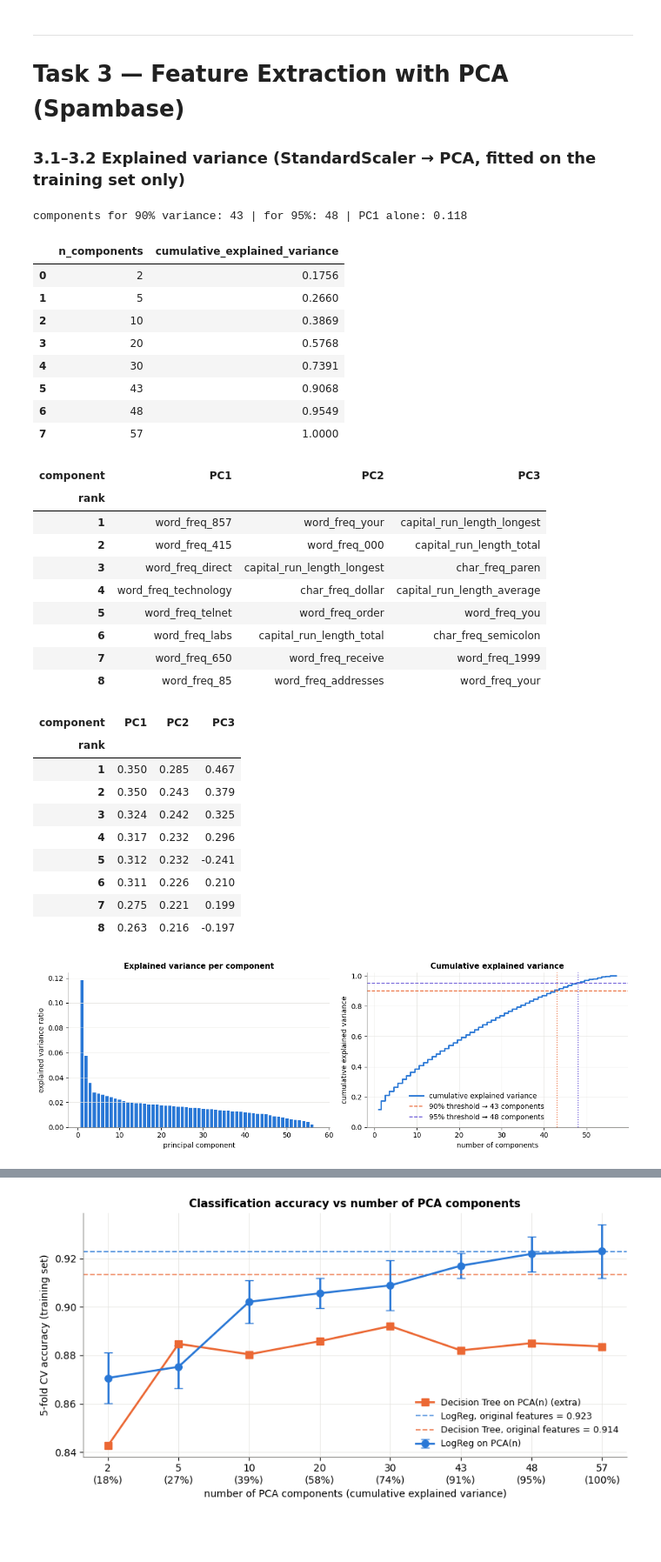
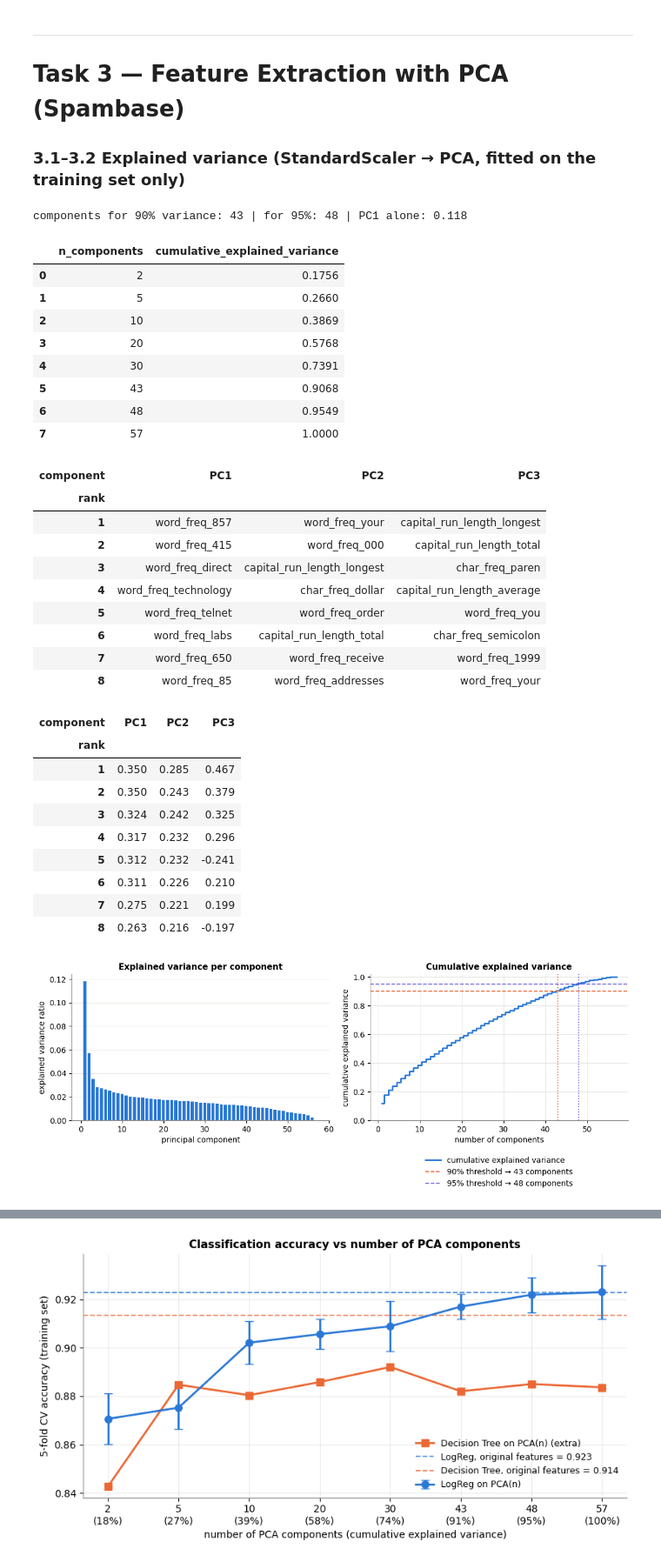
Before and after one commit to afel6/coe305-ml-project, a Jupyter notebook: notebook.ipynb, the cells around one changed output, grey strips where cells are left out. Shown at 87% size. Drawn from its saved outputs; the diff is of its cells as text; code cells hidden in the pictures; blank space fills up the shorter version.

```diff
--- a/notebook.ipynb
+++ b/notebook.ipynb
@@ -412,6 +412,7 @@ tree depth: 32 | leaves: 237
 For each K we run `StratifiedKFold(K, shuffle=True, random_state=42)` on the training set and record accuracy and F1 per fold. Runtime is the median of 3 timed repetitions (single process, `n_jobs=1`, so the times are comparable).
 As an extra check on the *variability of the estimate itself* we also repeat each K-fold CV with 10 different shuffles (`RepeatedStratifiedKFold`, seeded) and report the standard deviation of the 10 CV means.
 # %%
+N_REPEATS = 10                                       # repetitions of the repeated CV
 rows, fold_rows = [], []
 for K in [3, 5, 10]:
     times = []
@@ -420,8 +421,8 @@ for K in [3, 5, 10]:
         cv = cross_validate(dt(), X_train, y_train, cv=skf(K), scoring=["accuracy", "f1"], n_jobs=1)
         times.append(time.perf_counter() - t0)
     rep = cross_val_score(dt(), X_train, y_train, scoring="accuracy", n_jobs=N_JOBS,
-                          cv=RepeatedStratifiedKFold(n_splits=K, n_repeats=10, random_state=SEED))
-    rep_means = rep.reshape(10, K).mean(axis=1)          # one CV estimate per repetition
+                          cv=RepeatedStratifiedKFold(n_splits=K, n_repeats=N_REPEATS, random_state=SEED))
+    rep_means = rep.reshape(N_REPEATS, K).mean(axis=1)   # one CV estimate per repetition
     rows.append({"K": K,
                  "mean_accuracy": cv["test_accuracy"].mean(), "std_accuracy": cv["test_accuracy"].std(ddof=1),
                  "mean_f1": cv["test_f1"].mean(), "std_f1": cv["test_f1"].std(ddof=1),
@@ -440,9 +441,10 @@ ax = axes[0]
 ax.errorbar(t1_cv.K, t1_cv.mean_accuracy, yerr=t1_cv.std_accuracy, marker="o", ms=8, capsize=5,
             color=PALETTE[0], label="CV mean ± 1 std (fold scores)")
 ax.axhline(t1_base.loc[1, "accuracy"], ls="--", color=GRAY, lw=1.5, label="single-split test accuracy")
-for _, r in t1_cv.iterrows():
-    ax.annotate(f"{r.mean_accuracy:.3f}", (r.K, r.mean_accuracy), textcoords="offset points", xytext=(10, 0),
-                va="center", fontsize=9, color="#0b0b0b")
+for _, r in t1_cv.iterrows():       # K=3: label below right (the line rises from it); K=5, K=10: above right (the
+    up = r.K != 3                    # line to K=10 runs almost flat, the dashed line lies below K=10)
+    ax.annotate(f"{r.mean_accuracy:.3f}", (r.K, r.mean_accuracy), textcoords="offset points",
+                xytext=(10, 6 if up else -6), va="bottom" if up else "top", fontsize=10, color="#0b0b0b")
 ax.set(xticks=[3, 5, 10], xlabel="number of folds K", ylabel="accuracy",
        title="Decision Tree: CV accuracy vs K")
 ax.legend(loc="lower center", bbox_to_anchor=(0.63, 0))
@@ -529,7 +532,7 @@ search time 34.9s
 fig, ax = plt.subplots(figsize=(8, 4.5))
 for i, name in enumerate(FS):
     d = t2_curve[t2_curve.method == name]
-    ax.plot(d.k, d.cv_mean_acc, marker="o", ms=7, color=PALETTE[i], label=name)
+    ax.plot(d.k, d.cv_mean_acc, marker=["o", "s", "^"][i], ms=7, color=PALETTE[i], label=name)
     ax.fill_between(d.k, d.cv_mean_acc - d.cv_std_acc, d.cv_mean_acc + d.cv_std_acc, color=PALETTE[i], alpha=0.10)
 ax.axhline(base_cv5, ls="--", color=GRAY, lw=1.5, label=f"all 57 features (Task 1, CV K=5) = {base_cv5:.3f}")
 ax.set(xlabel="number of selected features k", ylabel="5-fold CV accuracy (training set)", xticks=K_GRID,
@@ -637,13 +640,14 @@ display(t2_scores.sort_values("rf_importance", ascending=False).head(20).round(4
 cap_top = [f for f in mi_vals.index[:5] if f.startswith("capital")]
 print("MI top 5:", list(mi_vals.index[:5]))
 print("correlation (training set) of the capital-run features in the MI top 5:", X_train[cap_top].corr().round(3).values[0, 1])
-fig, axes = plt.subplots(1, 2, figsize=(12, 6))
-for ax, s, title, c in [(axes[0], mi_vals, "Mutual information with label (top 20)", PALETTE[0]),
-                        (axes[1], rf_imp, "Random Forest impurity importance (top 20)", PALETTE[2])]:
+fig, axes = plt.subplots(1, 2, figsize=(10.8, 5.5))
+for ax, s, title, xlabel, c in [
+        (axes[0], mi_vals, "Mutual information with label (top 20)", "mutual information, nats (training set)", PALETTE[0]),
+        (axes[1], rf_imp, "Random Forest impurity importance (top 20)", "mean decrease in impurity (training set)", PALETTE[2])]:
     top = s.head(20)[::-1]
     ax.barh(top.index, top.values, color=c, height=0.7)
-    ax.set(title=title, xlabel="score (fitted on training set)", ylabel="feature")
-    ax.grid(axis="y", visible=False)
+    ax.set(title=title, xlabel=xlabel, ylabel="feature")
+    ax.grid(axis="y", visible=False); ax.set_axisbelow(True)          # grid lines behind the bars
 fig.tight_layout(); save_fig(fig, "t2_feature_scores"); plt.show()
 # %% [output]
 |  | feature | mutual_information | rf_importance |
@@ -702,49 +706,49 @@ t3_load = save_table(pd.DataFrame(rows), "t3_pca_loadings")
 display(t3_load.pivot(index="rank", columns="component", values="feature"))
 display(t3_load.pivot(index="rank", columns="component", values="loading").round(3))
 
-fig, axes = plt.subplots(1, 2, figsize=(12, 4))
+fig, axes = plt.subplots(1, 2, figsize=(11, 4.6))
 comp = np.arange(1, len(evr) + 1)
 axes[0].bar(comp, evr, color=PALETTE[0], width=0.75)
 axes[0].set(xlabel="principal component", ylabel="explained variance ratio", title="Explained variance per component")
-axes[0].grid(axis="x", visible=False)
+axes[0].grid(axis="x", visible=False); axes[0].set_axisbelow(True)     # grid lines behind the bars
 axes[1].step(comp, cum, where="mid", color=PALETTE[0], label="cumulative explained variance")
 for thr, n, c in [(0.90, n90, PALETTE[1]), (0.95, n95, PALETTE[6])]:
     axes[1].axhline(thr, ls="--", lw=1.3, color=c, label=f"{thr:.0%} threshold → {n} components")
     axes[1].axvline(n, ls=":", lw=1.3, color=c)
 axes[1].set(xlabel="number of components", ylabel="cumulative explained variance", ylim=(0, 1.02),
             title="Cumulative explained variance")
-axes[1].legend(loc="lower center", bbox_to_anchor=(0.42, 0))
+axes[1].legend(loc="upper center", bbox_to_anchor=(0.5, -0.2))        # below the axes
 fig.tight_layout(); save_fig(fig, "t3_explained_variance"); plt.show()
 # %% [output]
 components for 90% variance: 43 | for 95%: 48 | PC1 alone: 0.118
 |  | n_components | cumulative_explained_variance |
 | 0 | 2 | 0.1756 |
 | 1 | 5 | 0.2660 |
 | 2 | 10 | 0.3869 |
 | 3 | 20 | 0.5768 |
 | 4 | 30 | 0.7391 |
 | 5 | 43 | 0.9068 |
 | 6 | 48 | 0.9549 |
 | 7 | 57 | 1.0000 |
 | component | PC1 | PC2 | PC3 |
 | rank |  |  |  |
 | 1 | word_freq_857 | word_freq_your | capital_run_length_longest |
 | 2 | word_freq_415 | word_freq_000 | capital_run_length_total |
 | 3 | word_freq_direct | capital_run_length_longest | char_freq_paren |
 | 4 | word_freq_technology | char_freq_dollar | capital_run_length_average |
 | 5 | word_freq_telnet | word_freq_order | word_freq_you |
 | 6 | word_freq_labs | capital_run_length_total | char_freq_semicolon |
 | 7 | word_freq_650 | word_freq_receive | word_freq_1999 |
 | 8 | word_freq_85 | word_freq_addresses | word_freq_your |
 | component | PC1 | PC2 | PC3 |
 | rank |  |  |  |
 | 1 | 0.350 | 0.285 | 0.467 |
 | 2 | 0.350 | 0.243 | 0.379 |
 | 3 | 0.324 | 0.242 | 0.325 |
 | 4 | 0.317 | 0.232 | 0.296 |
 | 5 | 0.312 | 0.232 | -0.241 |
 | 6 | 0.311 | 0.226 | 0.210 |
 | 7 | 0.275 | 0.221 | 0.199 |
 | 8 | 0.263 | 0.216 | -0.197 |
-[figure, old version]
+[figure, new version]
 # %% [markdown]
```
Also changed, not shown: parts of 100 cells of this notebook, 52 other files.
